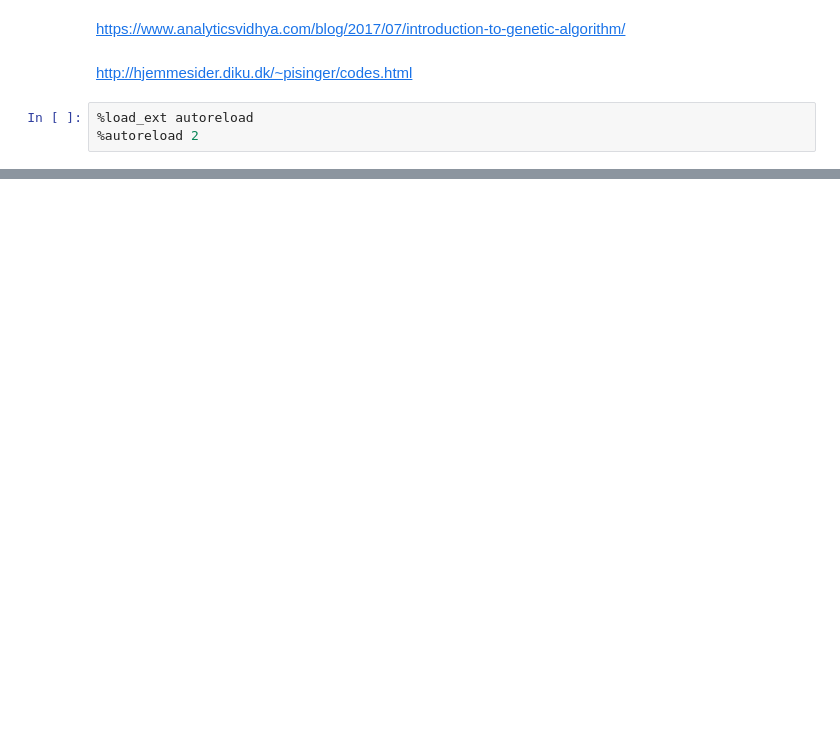
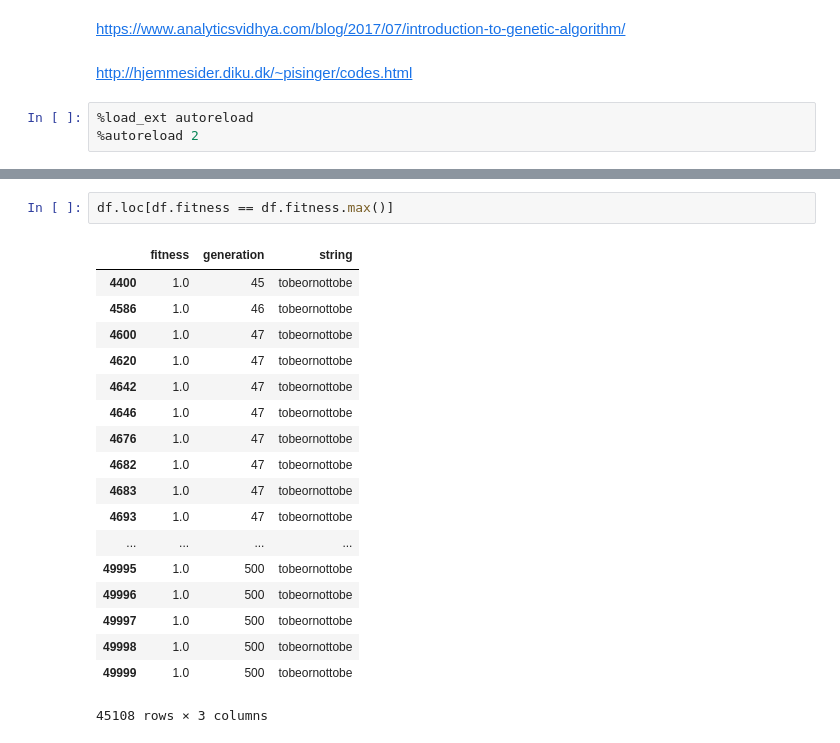
Before and after one commit to iyedg/genetic_algorithms_presentation, a Jupyter notebook: notebooks/knapsack_problem.ipynb, the cells around one changed output, grey strips where cells are left out. Saved outputs shown, nothing was run; the diff lists cells and outputs as text; blank space fills up the shorter version.

```diff
--- a/notebooks/knapsack_problem.ipynb
+++ b/notebooks/knapsack_problem.ipynb
@@ -55,0 +152,21 @@ pd.DataFrame(logger.individuals_by_generation).groupby("generation").agg("max").
+# %%
+df.loc[df.fitness == df.fitness.max()]
+# %% [output]
+|  | fitness | generation | string |
+| 4400 | 1.0 | 45 | tobeornottobe |
+| 4586 | 1.0 | 46 | tobeornottobe |
+| 4600 | 1.0 | 47 | tobeornottobe |
+| 4620 | 1.0 | 47 | tobeornottobe |
+| 4642 | 1.0 | 47 | tobeornottobe |
+| 4646 | 1.0 | 47 | tobeornottobe |
+| 4676 | 1.0 | 47 | tobeornottobe |
+| 4682 | 1.0 | 47 | tobeornottobe |
+| 4683 | 1.0 | 47 | tobeornottobe |
+| 4693 | 1.0 | 47 | tobeornottobe |
+| ... | ... | ... | ... |
+| 49995 | 1.0 | 500 | tobeornottobe |
+| 49996 | 1.0 | 500 | tobeornottobe |
+| 49997 | 1.0 | 500 | tobeornottobe |
+| 49998 | 1.0 | 500 | tobeornottobe |
+| 49999 | 1.0 | 500 | tobeornottobe |
+45108 rows × 3 columns
```
Also changed, not shown: parts of 29 cells of this notebook, 10 other files.
